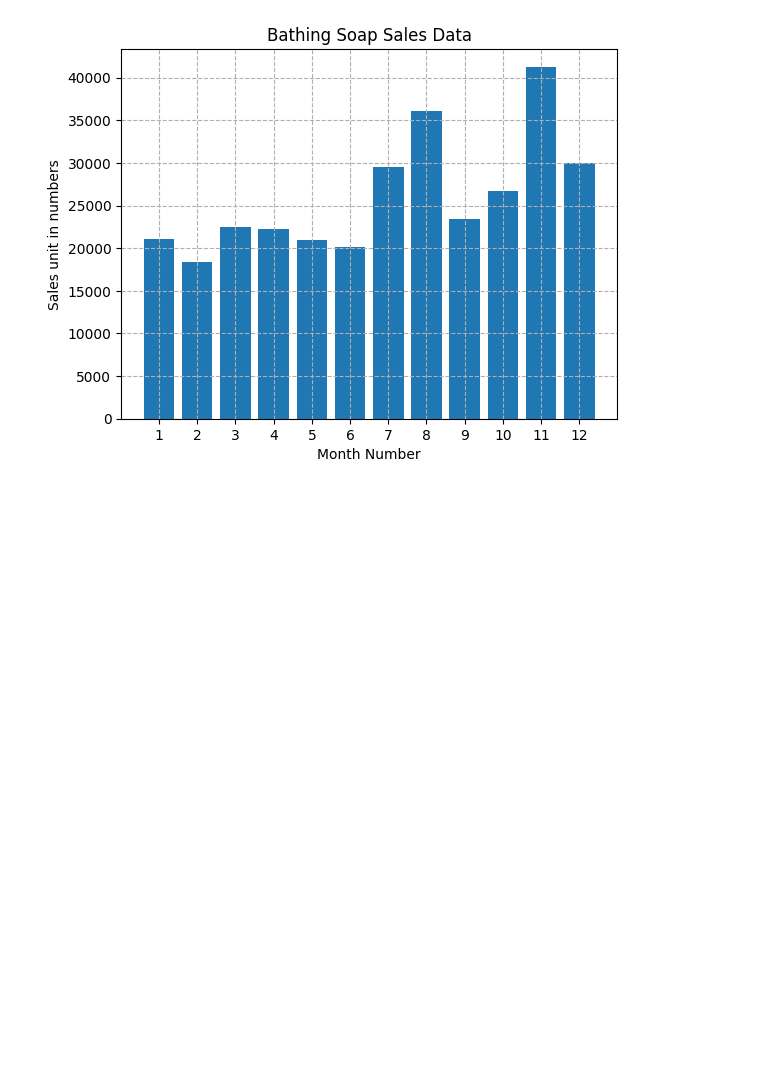
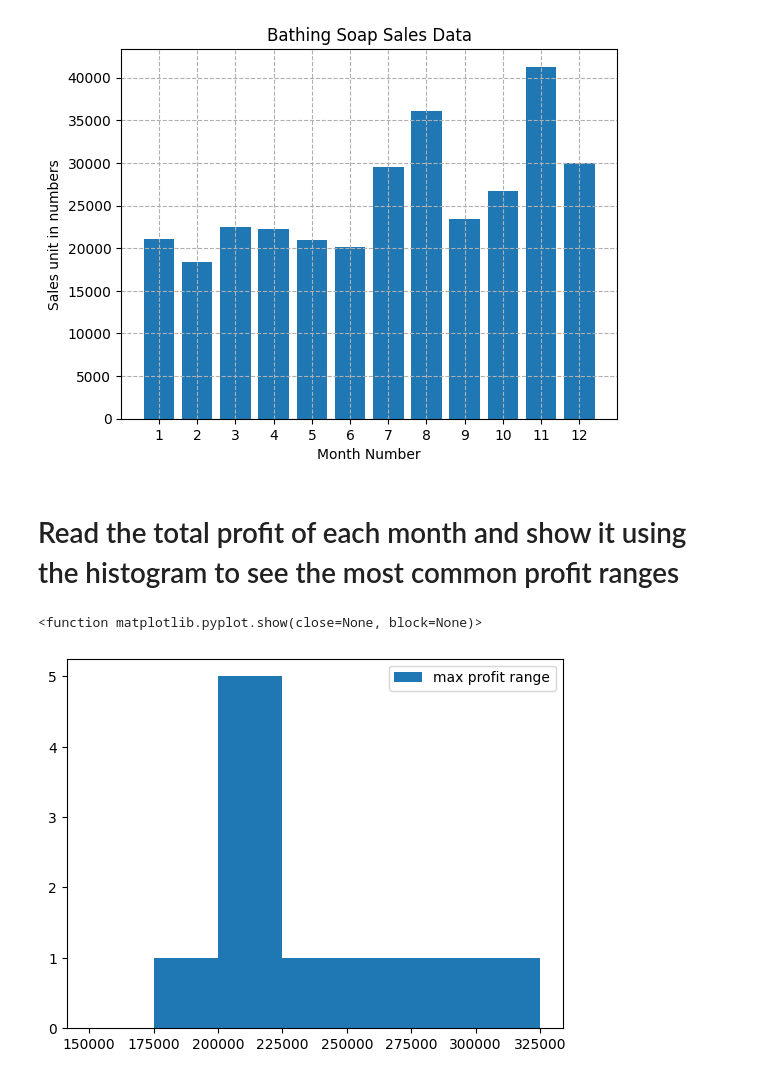
Before and after one commit to 254Bit/PythonMatplotLibExercises, a Jupyter notebook: exercise_1.ipynb, the cells around one changed output. Saved outputs shown, nothing was run; the diff lists cells and outputs as text; code cells hidden in the pictures; blank space fills up the shorter version.

```diff
--- a/exercise_1.ipynb
+++ b/exercise_1.ipynb
@@ -122,3 +122,16 @@ plt.title('Bathing Soap Sales Data')
 plt.show()
 # %% [output]
 [figure]
+# %% [markdown]
+# Read the total profit of each month and show it using the histogram to see the most common profit ranges
+# %%
+profitList=sales_data['total_profit'].tolist()
+# %%
+profit_range=np.arange(150000,350000,25000)
+# %%
+plt.hist(profitList,profit_range,label='max profit range')
+plt.legend()
+plt.show
+# %% [output]
+<function matplotlib.pyplot.show(close=None, block=None)>
+[figure, added]
```
Also changed, not shown: parts of 5 cells of this notebook.
